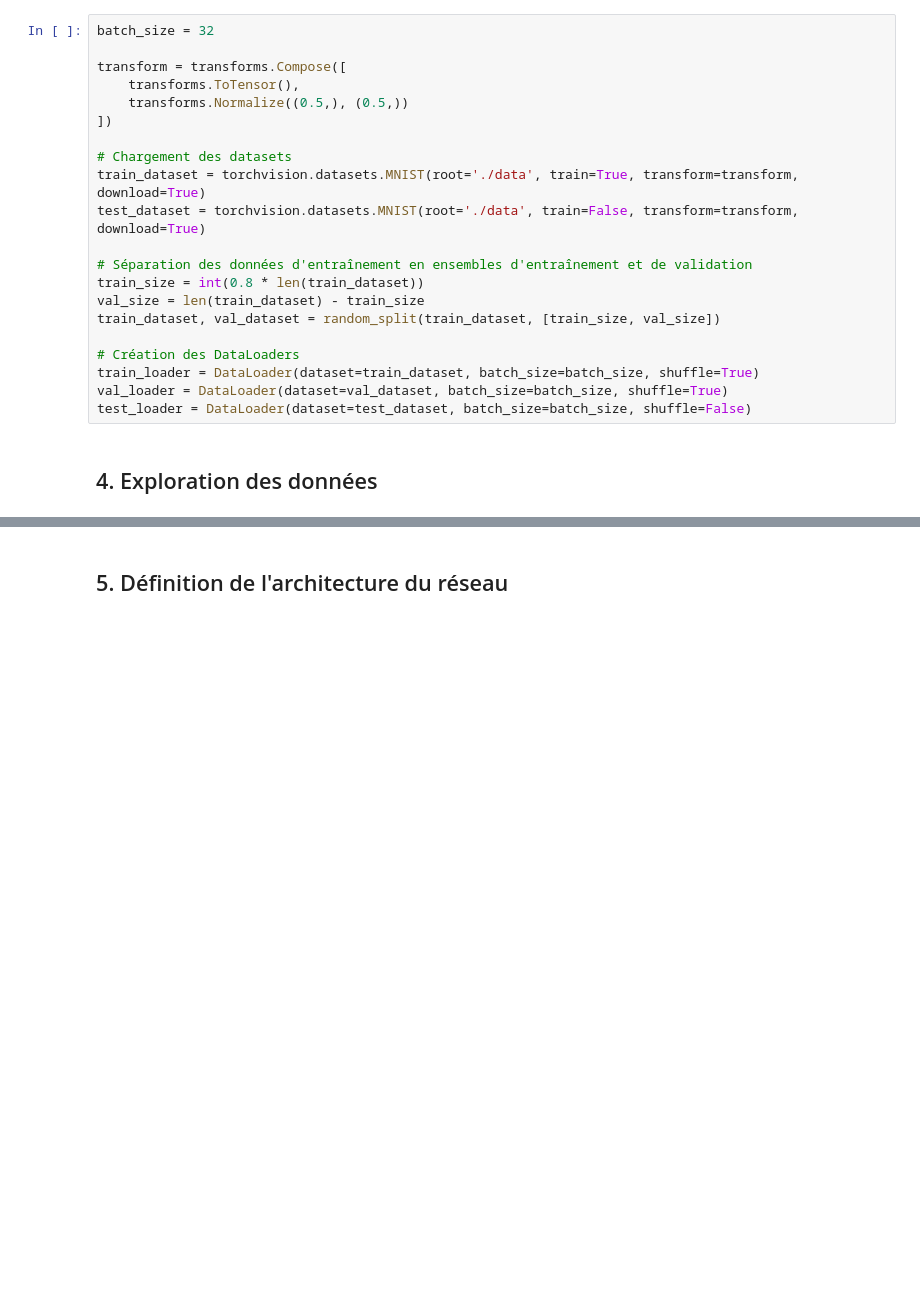
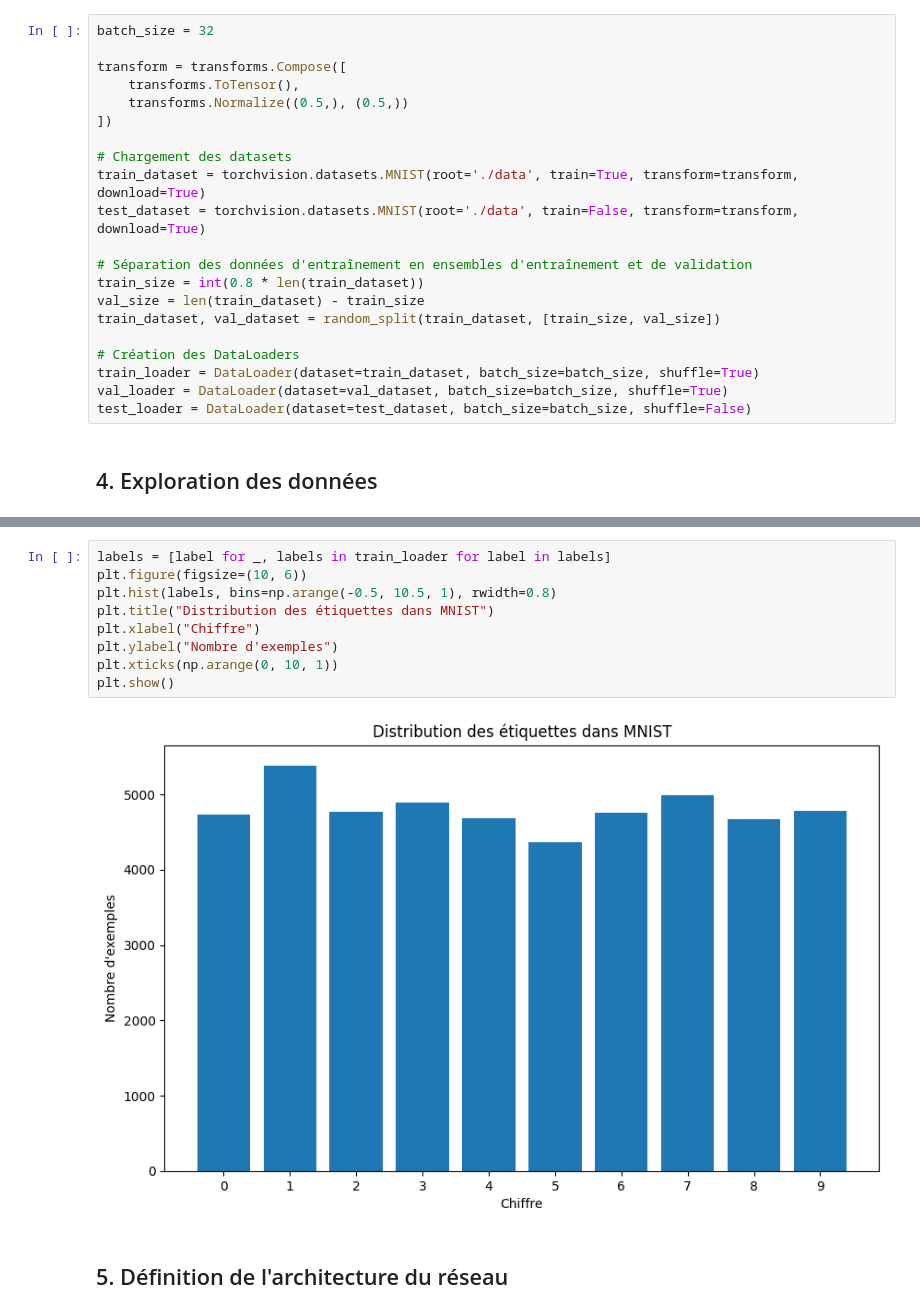
Before and after one commit to MatteoEleouet/DeepLearningEnFrancais, a Jupyter notebook: Code/07_projet_mlp/mnist.ipynb, the cells around one changed output, grey strips where cells are left out. Drawn from its saved outputs; the diff is of its cells as text; blank space fills up the shorter version.

```diff
--- a/Code/07_projet_mlp/mnist.ipynb
+++ b/Code/07_projet_mlp/mnist.ipynb
@@ -97,3 +134,14 @@ plt.show()
+# %%
+labels = [label for _, labels in train_loader for label in labels]
+plt.figure(figsize=(10, 6))
+plt.hist(labels, bins=np.arange(-0.5, 10.5, 1), rwidth=0.8)
+plt.title("Distribution des étiquettes dans MNIST")
+plt.xlabel("Chiffre")
+plt.ylabel("Nombre d'exemples")
+plt.xticks(np.arange(0, 10, 1))
+plt.show()
+# %% [output]
+[figure, added]
 # %% [markdown]
 ## 5. Définition de l'architecture du réseau
 # %%
```
Also changed, not shown: parts of 13 cells of this notebook.
